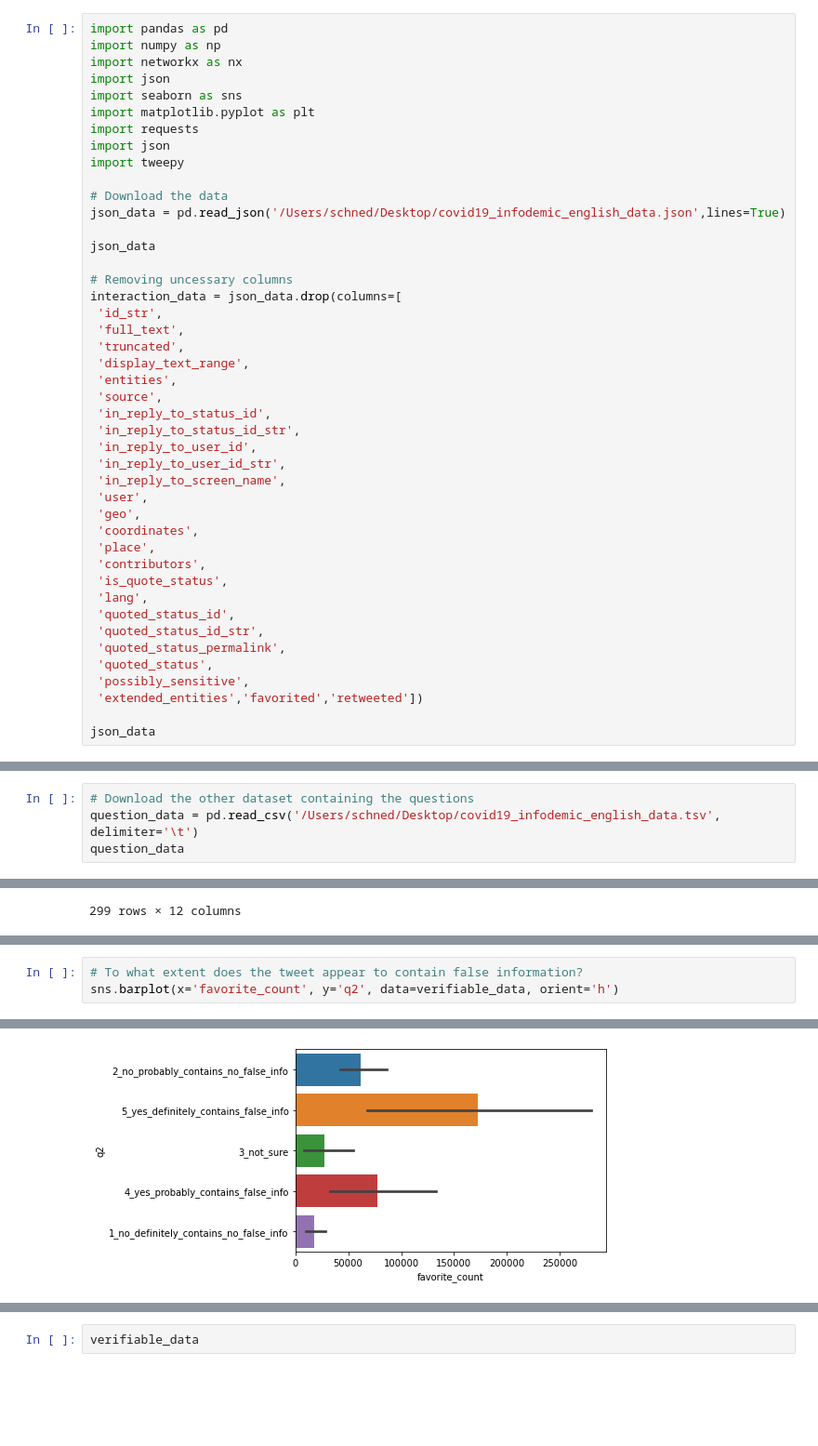
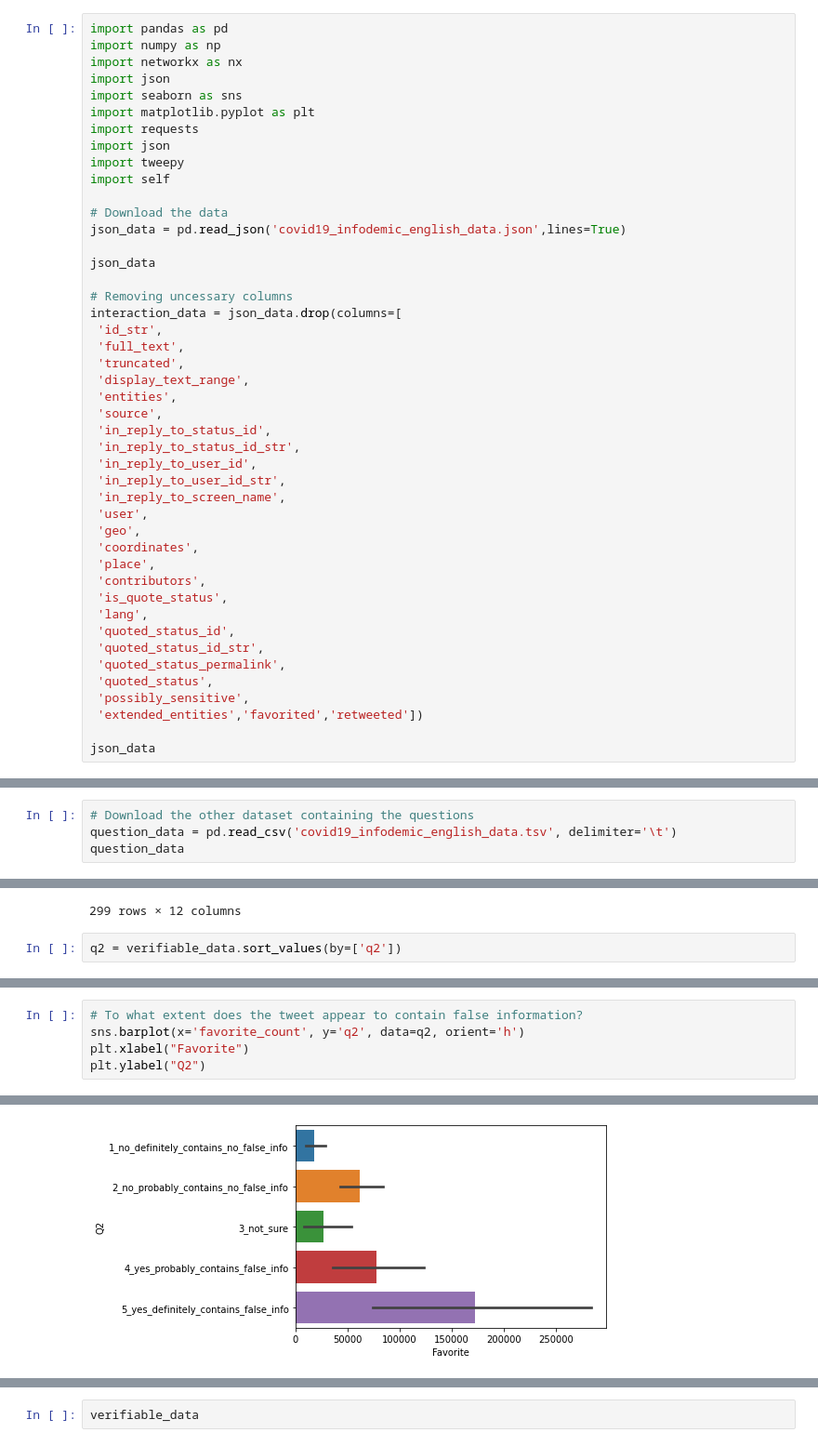
Before and after one commit to cmf9595/Data-Curation, a Jupyter notebook: Project Final Report.ipynb, the cells around one changed output, grey strips where cells are left out. Shown at 93% size. Saved outputs shown, nothing was run; the diff lists cells and outputs as text; blank space fills up the shorter version.

```diff
--- a/Project Final Report.ipynb
+++ b/Project Final Report.ipynb
@@ -8,9 +8,10 @@ import matplotlib.pyplot as plt
 import requests
 import json
 import tweepy
+import self
 
 # Download the data
-json_data = pd.read_json('/Users/schned/Desktop/covid19_infodemic_english_data.json',lines=True)
+json_data = pd.read_json('covid19_infodemic_english_data.json',lines=True)
 
 json_data
 
@@ -58,7 +59,7 @@ json_data
 491 rows × 30 columns
 # %%
 # Download the other dataset containing the questions
-question_data = pd.read_csv('/Users/schned/Desktop/covid19_infodemic_english_data.tsv', delimiter='\t')
+question_data = pd.read_csv('covid19_infodemic_english_data.tsv', delimiter='\t')
 question_data
 # %% [output]
 |  | tweet_id | text | q1_label | q2_label | q3_label | q4_label | q5_label | q6_label | q7_label |
@@ -154,3 +155,5 @@ verifiable_data
 | 488 | 2020-03-06 22:28:55+00:00 | 1236056191324864515 | 125 | 176 | Drug companies reportedly killed ... | yes | 1_no_definitely_contains_no_false... | 4_yes_probably_of_interest | 5_yes_definitely_harmful | ... |
 | 490 | 2020-03-06 16:04:56+00:00 | 1235959558058754048 | 101 | 100 | #FOX to cause PANDEMIC #FoxNews i... | yes | 2_no_probably_contains_no_false_info | 4_yes_probably_of_interest | 5_yes_definitely_harmful | ... |
 299 rows × 12 columns
+# %%
+q2 = verifiable_data.sort_values(by=['q2'])
@@ -163,4 +178,6 @@ sns.barplot(x='retweet_count', y='q2', data=verifiable_data, orient='h')
 # %%
 # To what extent does the tweet appear to contain false information?
-sns.barplot(x='favorite_count', y='q2', data=verifiable_data, orient='h')
+sns.barplot(x='favorite_count', y='q2', data=q2, orient='h')
+plt.xlabel("Favorite")
+plt.ylabel("Q2")
 # %% [output]
@@ -168,2 +185,2 @@ sns.barplot(x='favorite_count', y='q2', data=verifiable_data, orient='h')
-[figure, old version]
+[figure, new version]
 # %%
```
Also changed, not shown: parts of 23 cells of this notebook.
